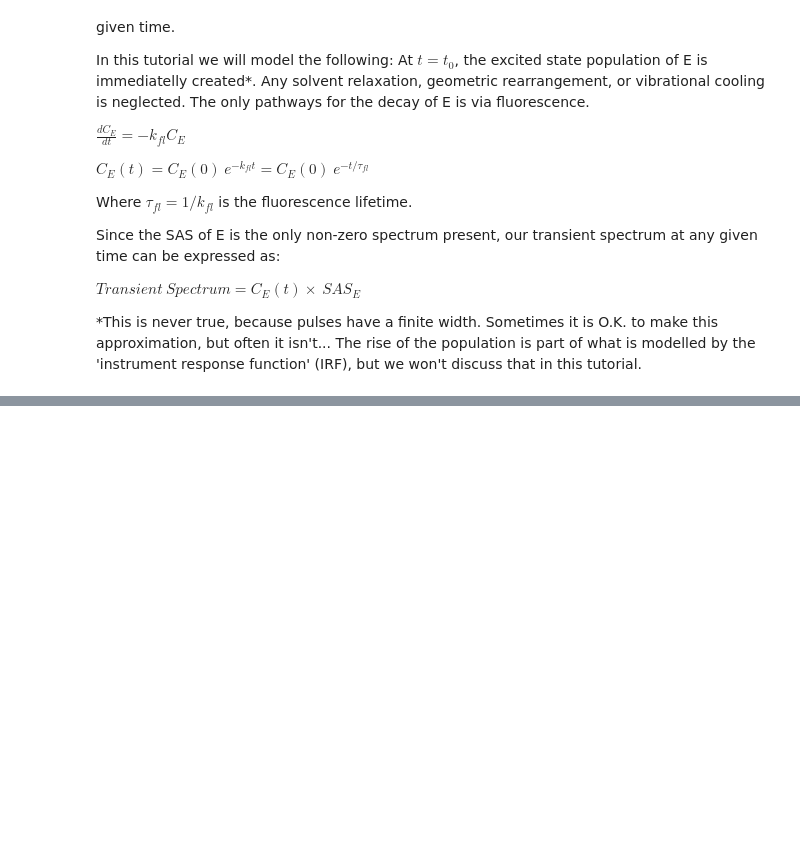
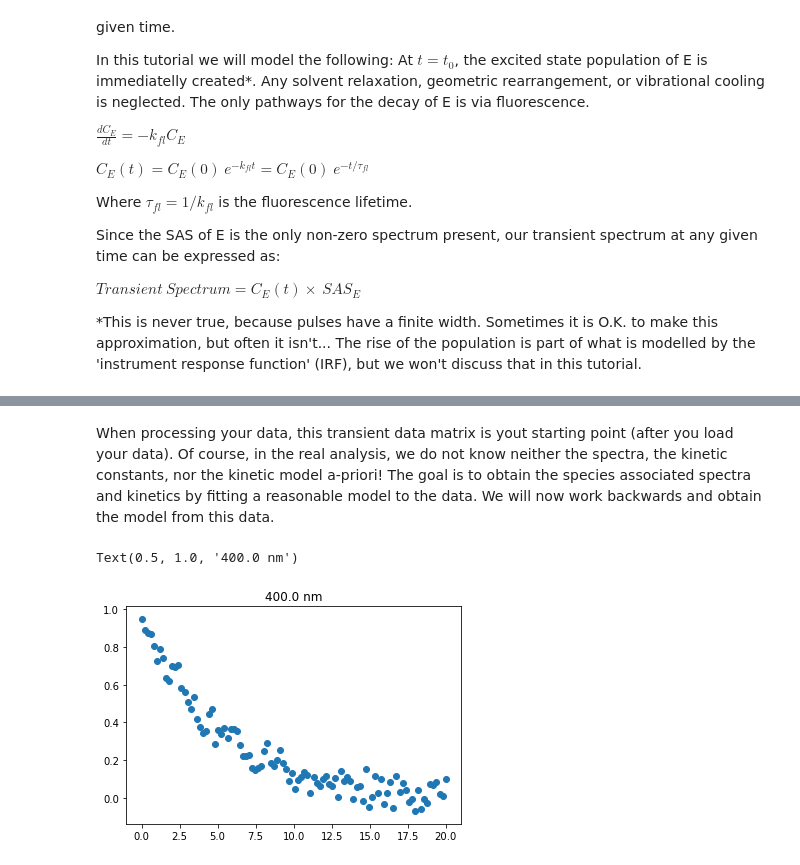
Before and after one commit to MaxParadiz/Tests, a Jupyter notebook: tutorial.ipynb, the cells around one changed output, grey strips where cells are left out. Cells and saved outputs as stored; diff of their text form; code cells hidden in the pictures; blank space fills up the shorter version.

```diff
--- a/tutorial.ipynb
+++ b/tutorial.ipynb
@@ -109,0 +125,9 @@ CEt_vector = CEt(10,1,t)
+# %% [markdown]
+When processing your data, this transient data matrix is yout starting point (after you load your data). Of course, in the real analysis, we do not know neither the spectra, the kinetic constants, nor the kinetic model a-priori! The goal is to obtain the species associated spectra and kinetics by fitting a reasonable model to the data. We will now work backwards and obtain the model from this data.
+# %%
+# Let's now plot the noisy decay trace of the excited state absorption band at 400 nm
+plt.scatter(t,TS[200,:])
+plt.title("%s nm" % Wavelength_Range[200])
+# %% [output]
+Text(0.5, 1.0, '400.0 nm')
+[figure, added]
```
Also changed, not shown: parts of 3 cells of this notebook.
